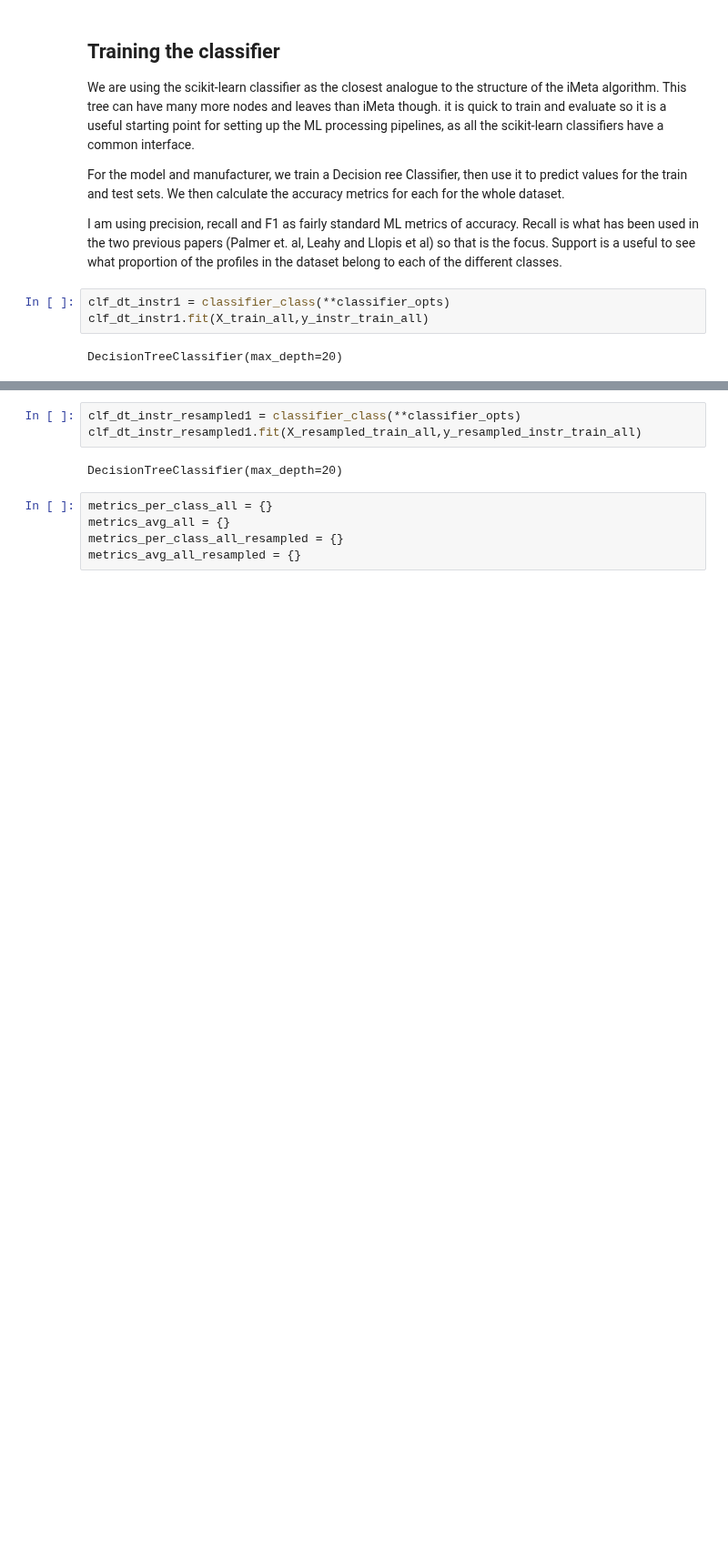
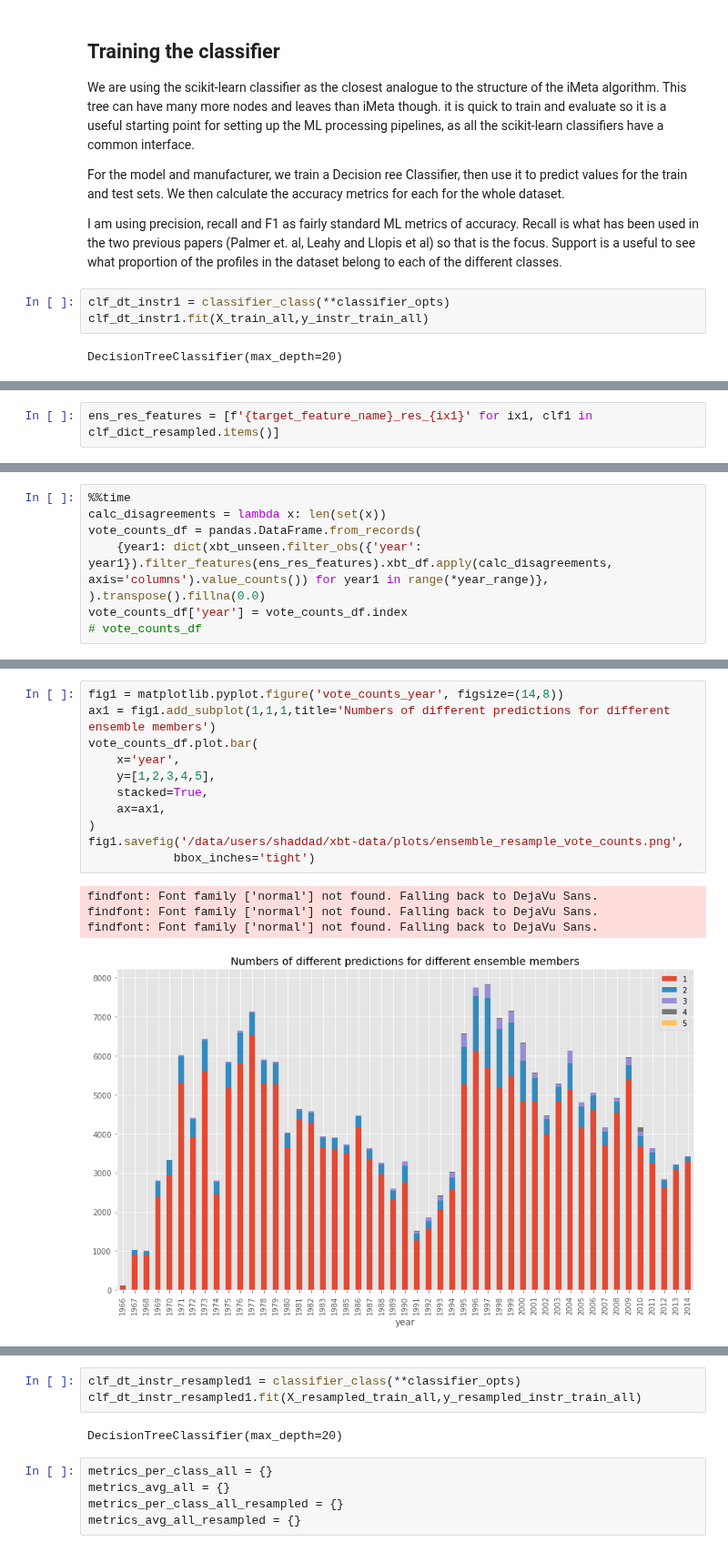
Before and after one commit to MetOffice/XBTs_classification, a Jupyter notebook: notebooks/dt_data_resampling.ipynb, the cells around one changed output, grey strips where cells are left out. Shown at 91% size. Cells and saved outputs as stored; diff of their text form; blank space fills up the shorter version.

```diff
--- a/notebooks/dt_data_resampling.ipynb
+++ b/notebooks/dt_data_resampling.ipynb
@@ -207,0 +245,2 @@ DecisionTreeClassifier(max_depth=20)
+# %%
+ens_res_features = [f'{target_feature_name}_res_{ix1}' for ix1, clf1 in clf_dict_resampled.items()]
@@ -207,0 +249,8 @@ DecisionTreeClassifier(max_depth=20)
+# %%
+%%time
+calc_disagreements = lambda x: len(set(x))
+vote_counts_df = pandas.DataFrame.from_records(
+    {year1: dict(xbt_unseen.filter_obs({'year': year1}).filter_features(ens_res_features).xbt_df.apply(calc_disagreements, axis='columns').value_counts()) for year1 in range(*year_range)},
+).transpose().fillna(0.0)
+vote_counts_df['year'] = vote_counts_df.index
+# vote_counts_df
@@ -207,0 +260,16 @@ DecisionTreeClassifier(max_depth=20)
+# %%
+fig1 = matplotlib.pyplot.figure('vote_counts_year', figsize=(14,8))
+ax1 = fig1.add_subplot(1,1,1,title='Numbers of different predictions for different ensemble members')
+vote_counts_df.plot.bar(
+    x='year',
+    y=[1,2,3,4,5],
+    stacked=True,
+    ax=ax1,
+)
+fig1.savefig('/data/users/shaddad/xbt-data/plots/ensemble_resample_vote_counts.png',
+            bbox_inches='tight')
+# %% [output]
+findfont: Font family ['normal'] not found. Falling back to DejaVu Sans.
+findfont: Font family ['normal'] not found. Falling back to DejaVu Sans.
+findfont: Font family ['normal'] not found. Falling back to DejaVu Sans.
+[figure, added]
```
Also changed, not shown: parts of 63 cells of this notebook, 1 other file.
